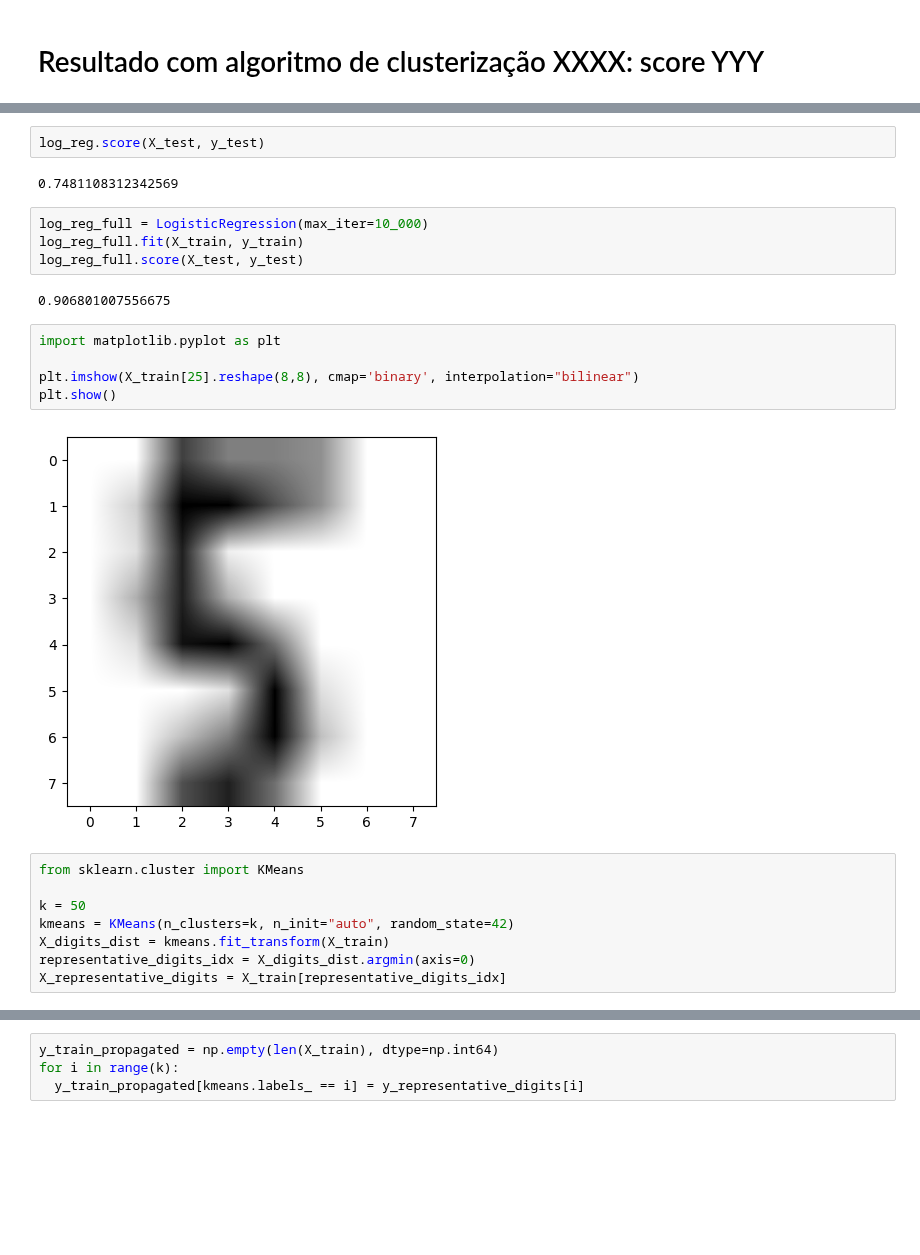
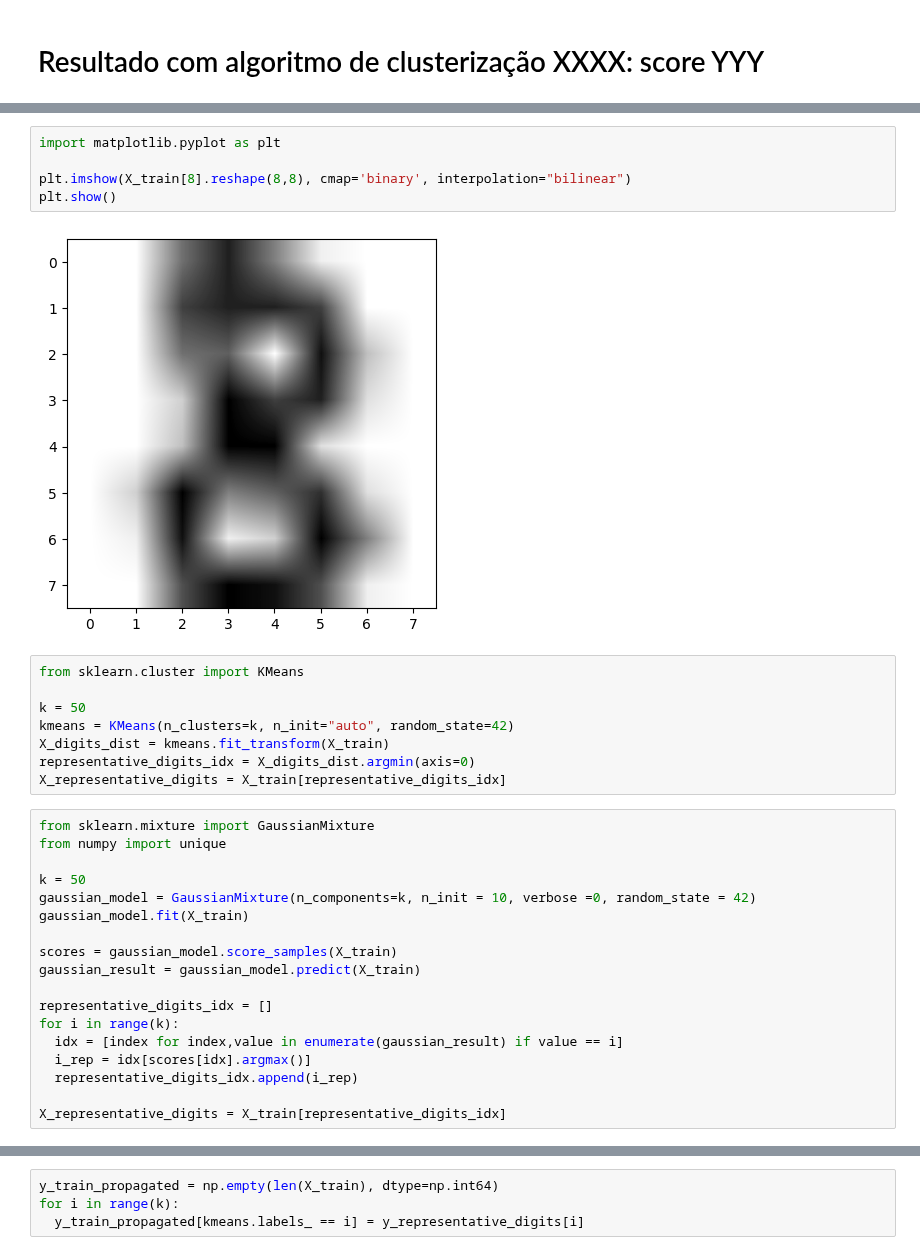
Before and after one commit to leobonn1/devai, a Jupyter notebook: IAAM_Trabalho5_aprendizado_semi_supervisionado.ipynb, the cells around one changed output, grey strips where cells are left out. Cells and saved outputs as stored; diff of their text form; blank space fills up the shorter version.

```diff
--- a/IAAM_Trabalho5_aprendizado_semi_supervisionado.ipynb
+++ b/IAAM_Trabalho5_aprendizado_semi_supervisionado.ipynb
@@ -49,20 +35,10 @@ LogisticRegression(max_iter=10000)
-# %%
-log_reg.score(X_test, y_test)
-# %% [output]
-0.7481108312342569
-# %%
-log_reg_full = LogisticRegression(max_iter=10_000)
-log_reg_full.fit(X_train, y_train)
-log_reg_full.score(X_test, y_test)
-# %% [output]
-0.906801007556675
 # %%
 import matplotlib.pyplot as plt
 
-plt.imshow(X_train[25].reshape(8,8), cmap='binary', interpolation="bilinear")
+plt.imshow(X_train[8].reshape(8,8), cmap='binary', interpolation="bilinear")
 plt.show()
 # %% [output]
-[figure, old version]
+[figure, new version]
 # %%
 from sklearn.cluster import KMeans
 
@@ -71,6 +47,24 @@ kmeans = KMeans(n_clusters=k, n_init="auto", random_state=42)
 X_digits_dist = kmeans.fit_transform(X_train)
 representative_digits_idx = X_digits_dist.argmin(axis=0)
 X_representative_digits = X_train[representative_digits_idx]
+# %%
+from sklearn.mixture import GaussianMixture
+from numpy import unique
+
+k = 50
+gaussian_model = GaussianMixture(n_components=k, n_init = 10, verbose =0, random_state = 42)
+gaussian_model.fit(X_train)
+
+scores = gaussian_model.score_samples(X_train)
+gaussian_result = gaussian_model.predict(X_train)
+
+representative_digits_idx = []
+for i in range(k):
+  idx = [index for index,value in enumerate(gaussian_result) if value == i]
+  i_rep = idx[scores[idx].argmax()]
+  representative_digits_idx.append(i_rep)
+
+X_representative_digits = X_train[representative_digits_idx]
 # %%
 plt.figure(figsize=(8,2))
 for index, X_representative_digit in enumerate(X_representative_digits):
```
Also changed, not shown: parts of 10 cells of this notebook.
